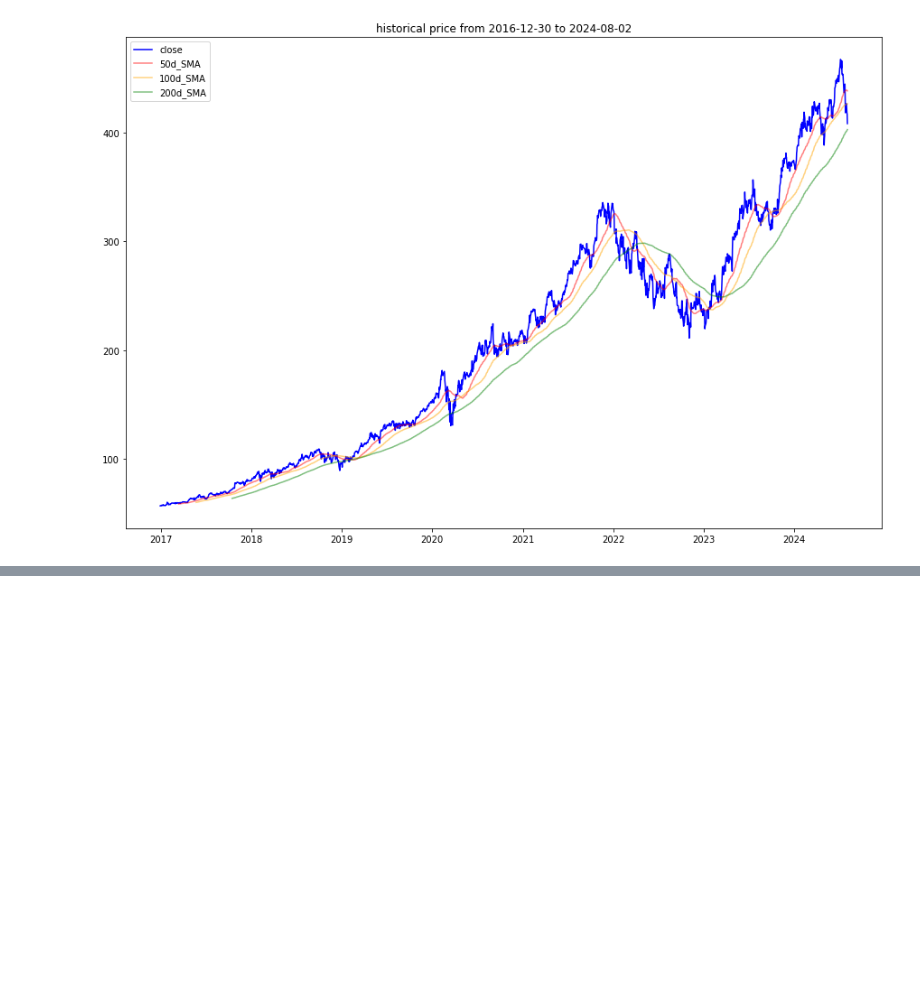
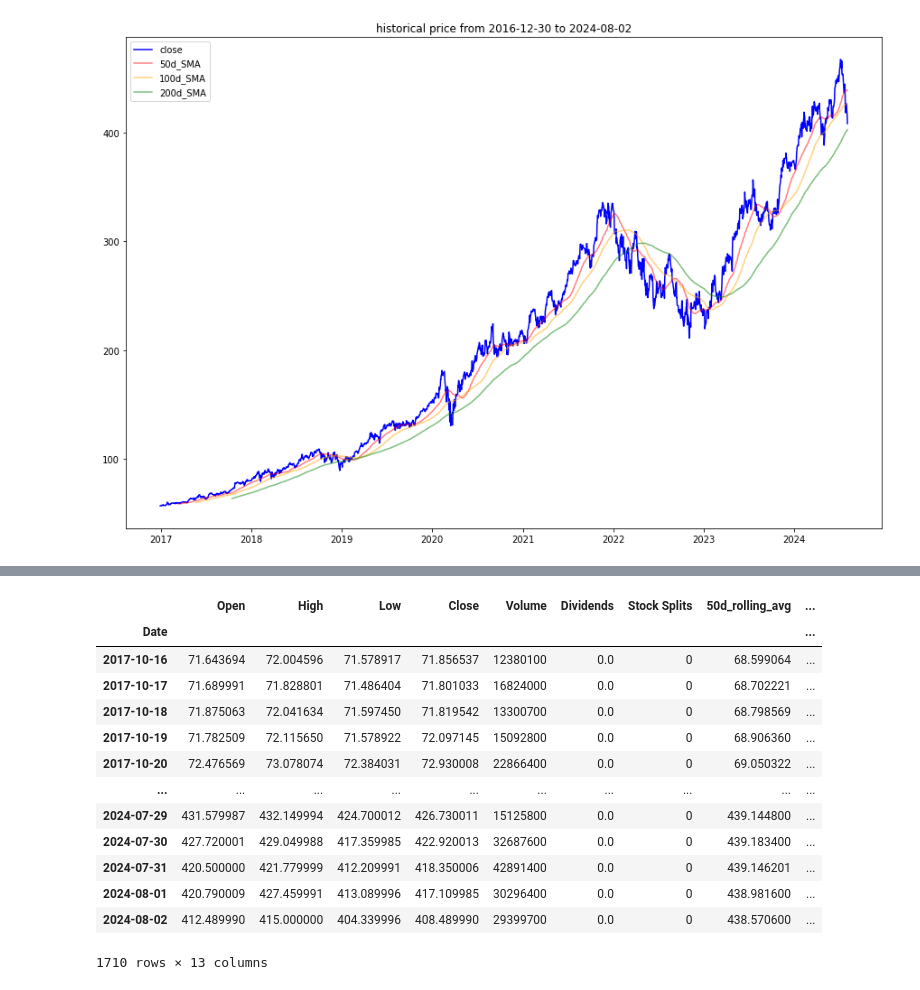
Before and after one commit to cckn93/utils, a Jupyter notebook: notebooks/time_series.ipynb, the cells around one changed output, grey strips where cells are left out. Cells and saved outputs as stored; diff of their text form; code cells hidden in the pictures; blank space fills up the shorter version.

```diff
--- a/notebooks/time_series.ipynb
+++ b/notebooks/time_series.ipynb
@@ -69,0 +106,17 @@ plt.show()
+# %%
+df
+# %% [output]
+|  | Open | High | Low | Close | Volume | Dividends | Stock Splits | 50d_rolling_avg | ... |
+| Date |  |  |  |  |  |  |  |  | ... |
+| 2017-10-16 | 71.643694 | 72.004596 | 71.578917 | 71.856537 | 12380100 | 0.0 | 0 | 68.599064 | ... |
+| 2017-10-17 | 71.689991 | 71.828801 | 71.486404 | 71.801033 | 16824000 | 0.0 | 0 | 68.702221 | ... |
+| 2017-10-18 | 71.875063 | 72.041634 | 71.597450 | 71.819542 | 13300700 | 0.0 | 0 | 68.798569 | ... |
+| 2017-10-19 | 71.782509 | 72.115650 | 71.578922 | 72.097145 | 15092800 | 0.0 | 0 | 68.906360 | ... |
+| 2017-10-20 | 72.476569 | 73.078074 | 72.384031 | 72.930008 | 22866400 | 0.0 | 0 | 69.050322 | ... |
+| ... | ... | ... | ... | ... | ... | ... | ... | ... | ... |
+| 2024-07-29 | 431.579987 | 432.149994 | 424.700012 | 426.730011 | 15125800 | 0.0 | 0 | 439.144800 | ... |
+| 2024-07-30 | 427.720001 | 429.049988 | 417.359985 | 422.920013 | 32687600 | 0.0 | 0 | 439.183400 | ... |
+| 2024-07-31 | 420.500000 | 421.779999 | 412.209991 | 418.350006 | 42891400 | 0.0 | 0 | 439.146201 | ... |
+| 2024-08-01 | 420.790009 | 427.459991 | 413.089996 | 417.109985 | 30296400 | 0.0 | 0 | 438.981600 | ... |
+| 2024-08-02 | 412.489990 | 415.000000 | 404.339996 | 408.489990 | 29399700 | 0.0 | 0 | 438.570600 | ... |
+1710 rows × 13 columns
```
Also changed, not shown: parts of 7 cells of this notebook.
